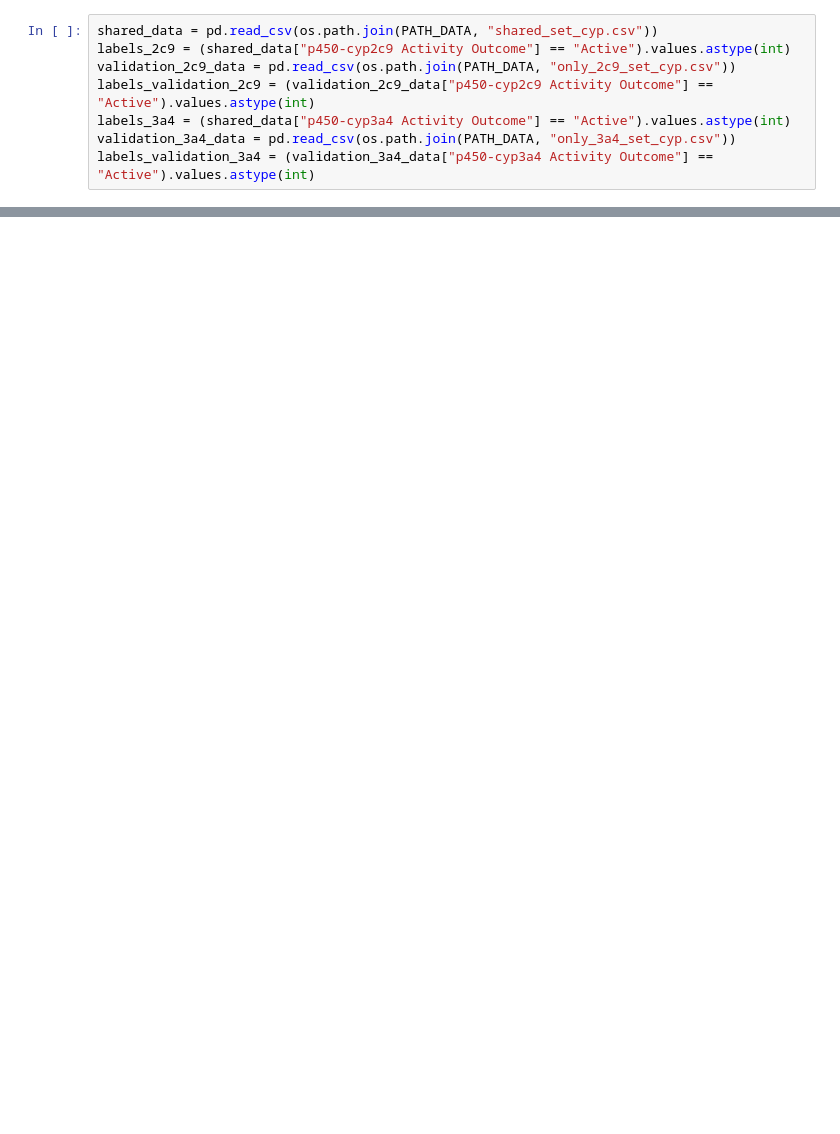
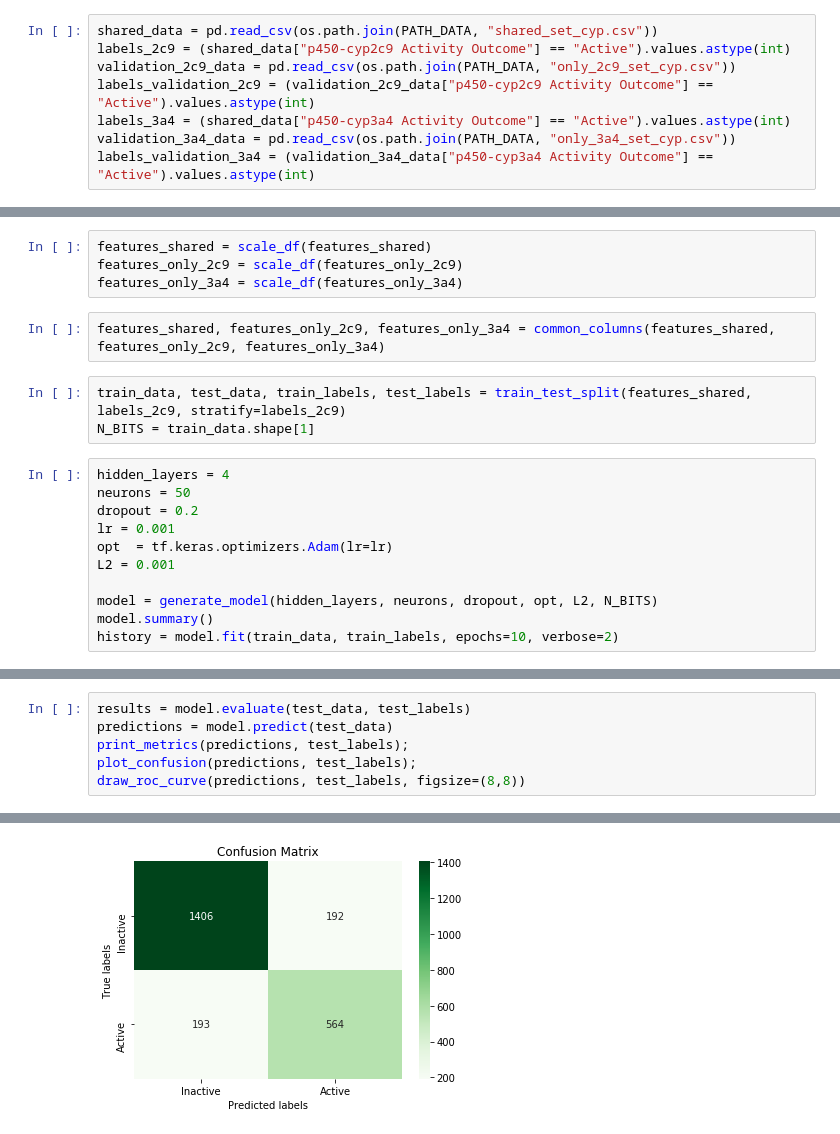
Before and after one commit to danielSoler93/drug_learning, a Jupyter notebook: drug_learning/2D/mordred_descriptors.ipynb, the cells around one changed output, grey strips where cells are left out. Drawn from its saved outputs; the diff is of its cells as text; blank space fills up the shorter version.

```diff
--- a/drug_learning/2D/mordred_descriptors.ipynb
+++ b/drug_learning/2D/mordred_descriptors.ipynb
@@ -57,0 +135,20 @@ df.to_csv("features/shared_features_testing.csv", index=False)
+# %%
+features_shared = scale_df(features_shared)
+features_only_2c9 = scale_df(features_only_2c9)
+features_only_3a4 = scale_df(features_only_3a4)
+# %%
+features_shared, features_only_2c9, features_only_3a4 = common_columns(features_shared, features_only_2c9, features_only_3a4)
+# %%
+train_data, test_data, train_labels, test_labels = train_test_split(features_shared, labels_2c9, stratify=labels_2c9)
+N_BITS = train_data.shape[1]
+# %%
+hidden_layers = 4
+neurons = 50
+dropout = 0.2
+lr = 0.001
+opt  = tf.keras.optimizers.Adam(lr=lr)
+L2 = 0.001
+
+model = generate_model(hidden_layers, neurons, dropout, opt, L2, N_BITS)
+model.summary()
+history = model.fit(train_data, train_labels, epochs=10, verbose=2)
@@ -57,0 +173,7 @@ df.to_csv("features/shared_features_testing.csv", index=False)
+# %%
+results = model.evaluate(test_data, test_labels)
+predictions = model.predict(test_data)
+print_metrics(predictions, test_labels);
+plot_confusion(predictions, test_labels);
+draw_roc_curve(predictions, test_labels, figsize=(8,8))
+# %% [output]
@@ -57,0 +182 @@ df.to_csv("features/shared_features_testing.csv", index=False)
+[figure, added]
```
Also changed, not shown: parts of 19 cells of this notebook, 4 other files.
